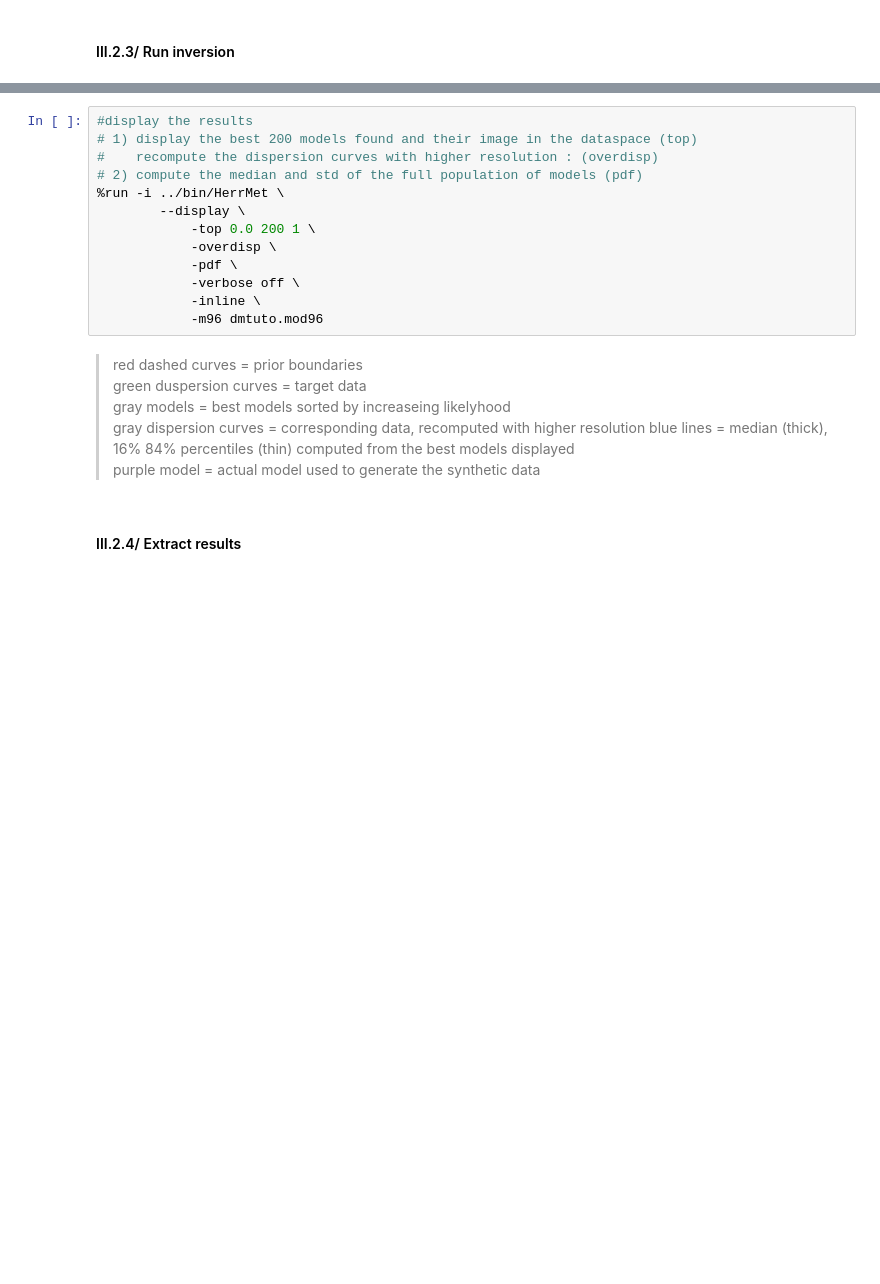
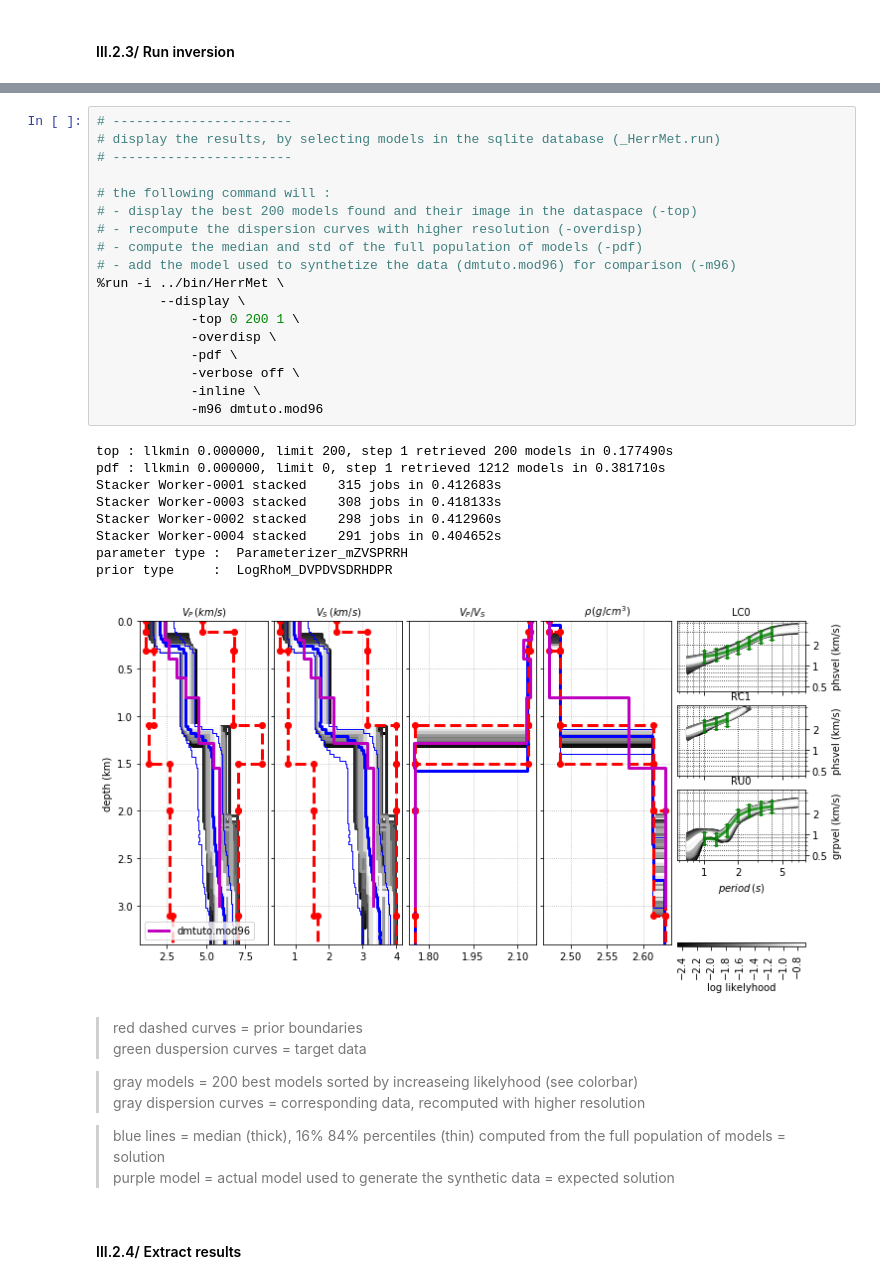
Before and after one commit to obsmax/srfpython, a Jupyter notebook: srfpython/tutorial/tutorial.ipynb, the cells around one changed output, grey strips where cells are left out. Drawn from its saved outputs; the diff is of its cells as text; blank space fills up the shorter version.

```diff
--- a/srfpython/tutorial/tutorial.ipynb
+++ b/srfpython/tutorial/tutorial.ipynb
@@ -176,23 +492,40 @@ A.write('_HerrMet.param')
 # %%
-#display the results
-# 1) display the best 200 models found and their image in the dataspace (top)
-#    recompute the dispersion curves with higher resolution : (overdisp)
-# 2) compute the median and std of the full population of models (pdf)
+# -----------------------
+# display the results, by selecting models in the sqlite database (_HerrMet.run)
+# -----------------------
+
+# the following command will :
+# - display the best 200 models found and their image in the dataspace (-top)
+# - recompute the dispersion curves with higher resolution (-overdisp)
+# - compute the median and std of the full population of models (-pdf)
+# - add the model used to synthetize the data (dmtuto.mod96) for comparison (-m96)
 %run -i ../bin/HerrMet \
         --display \
-            -top 0.0 200 1 \
+            -top 0 200 1 \
             -overdisp \
             -pdf \
             -verbose off \
             -inline \
             -m96 dmtuto.mod96
+# %% [output]
+top : llkmin 0.000000, limit 200, step 1 retrieved 200 models in 0.177490s
+pdf : llkmin 0.000000, limit 0, step 1 retrieved 1212 models in 0.381710s
+Stacker Worker-0001 stacked    315 jobs in 0.412683s
+Stacker Worker-0003 stacked    308 jobs in 0.418133s
+Stacker Worker-0002 stacked    298 jobs in 0.412960s
+Stacker Worker-0004 stacked    291 jobs in 0.404652s
+parameter type :  Parameterizer_mZVSPRRH
+prior type     :  LogRhoM_DVPDVSDRHDPR
+[figure, added]
 # %% [markdown]
 > red dashed curves = prior boundaries
 > green duspersion curves = target data
-> gray models = best models sorted by increaseing likelyhood
+
+> gray models = 200 best models sorted by increaseing likelyhood (see colorbar)
 > gray dispersion curves = corresponding data, recomputed with higher resolution
-> blue lines = median (thick), 16% 84% percentiles (thin) computed from the best models displayed
-> purple model = actual model used to generate the synthetic data
+
+> blue lines = median (thick), 16% 84% percentiles (thin) computed from the full population of models = solution
+> purple model = actual model used to generate the synthetic data = expected solution
 # %% [markdown]
 #### III.2.4/ Extract results
 # %%
```
Also changed, not shown: parts of 32 cells of this notebook, 4 other files.
